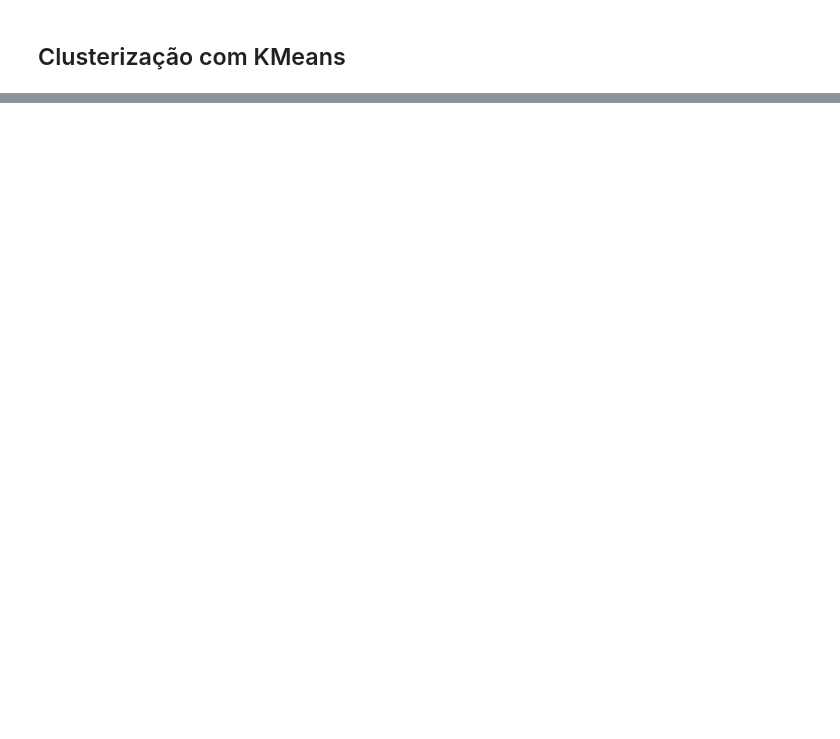
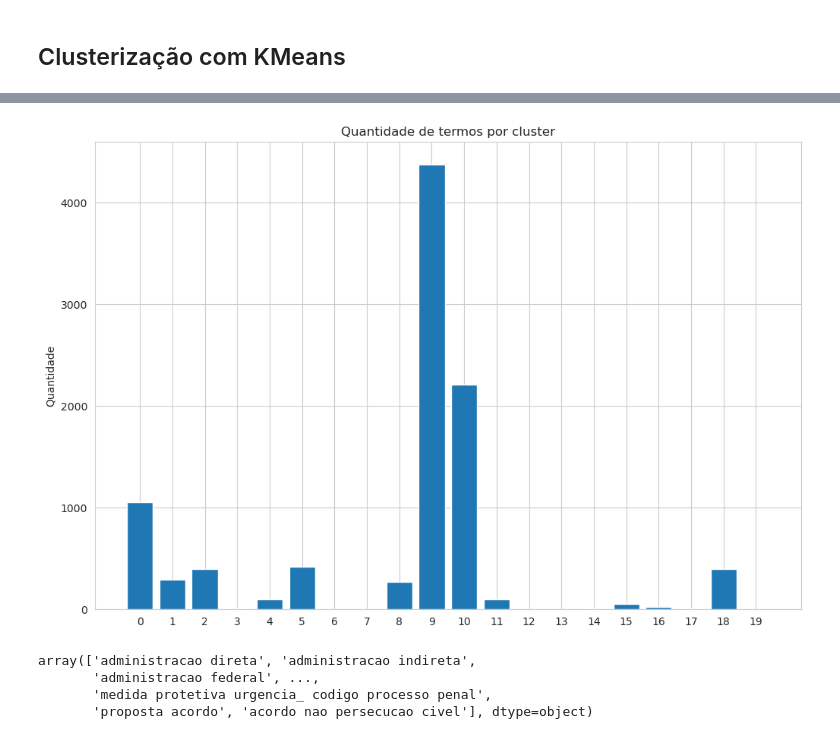
Before and after one commit to arthur-mts/tcc, a Jupyter notebook: modelo/clusterizar_tags.ipynb, the cells around one changed output, grey strips where cells are left out. Cells and saved outputs as stored; diff of their text form; code cells hidden in the pictures; blank space fills up the shorter version.

```diff
--- a/modelo/clusterizar_tags.ipynb
+++ b/modelo/clusterizar_tags.ipynb
@@ -137,6 +99,0 @@ clusters_inuteis = [8, 9, 15, 18, 19, 20, 21]
-# %%
-clusters_words_uteis = []
-
-for i in range(len(cluster_words)):
-    if i not in clusters_inuteis:
-        clusters_words_uteis.append(cluster_words[i])
@@ -166,22 +99,0 @@ brasil, santos, parana, goias, radio, anapolis, rondonia, brasilia, araguari, pa
-# %%
-clusters = [
-    "servicos publicos, legislacao e instituicoes governamentais.",
-    "direitos legais, processos judiciais e questoes legais.",
-    "procedimentos administrativos, eventos e contratos.",
-    "animais, substancias e elementos naturais.",
-    "saude, imoveis, alimentos e ambiente prisional.",
-    "problemas sociais, seguranca, educacao e saude publica.",
-    "grupos sociais, cidadaos e individuos diversos.",
-    "administracao publica, politicas governamentais e direitos dos cidadaos.",
-    "crimes, abusos, atos ilegais e violacoes.",
-    "despesas, obrigacoes financeiras e questoes financeiras.",
-    "prioridades, diretrizes, politicas e reformas.",
-    "infraestrutura urbana, transporte e locais publicos.",
-    "alteracoes, regulamentacoes, procedimentos e autorizacoes legais.",
-    "criterios, praticas, beneficios e obrigacoes.",
-    "localidades geograficas, cidades e estados brasileiros."
-]
-
-clusters_final = {}
-for i in range(len(clusters)):
-    clusters_final[clusters[i]] = clusters_words_uteis[i].tolist()
@@ -193,0 +117,13 @@ with open("./clusters_final.json", "w") as file:
+# %%
+fig, ax = plt.subplots()
+fig.set_size_inches(12, 8)
+axis_x = [f"{i}"  for i in range(len(set(kmeanModel.labels_)))]
+axis_y = [len(df_keywords_unique.iloc[np.where(kmeanModel.labels_ == i)[0]]) for i in range(len(set(kmeanModel.labels_)))]
+
+ax.bar(axis_x, axis_y)
+
+ax.set_ylabel('Quantidade')
+ax.set_title('Quantidade de termos por cluster')
+plt.show()
+# %% [output]
+[figure, added]
@@ -193,0 +138,7 @@ with open("./clusters_final.json", "w") as file:
+# %%
+cluster_words[9]
+# %% [output]
+array(['administracao direta', 'administracao indireta',
+       'administracao federal', ...,
+       'medida protetiva urgencia_ codigo processo penal',
+       'proposta acordo', 'acordo nao persecucao civel'], dtype=object)
```
Also changed, not shown: parts of 12 cells of this notebook, 5 other files.
